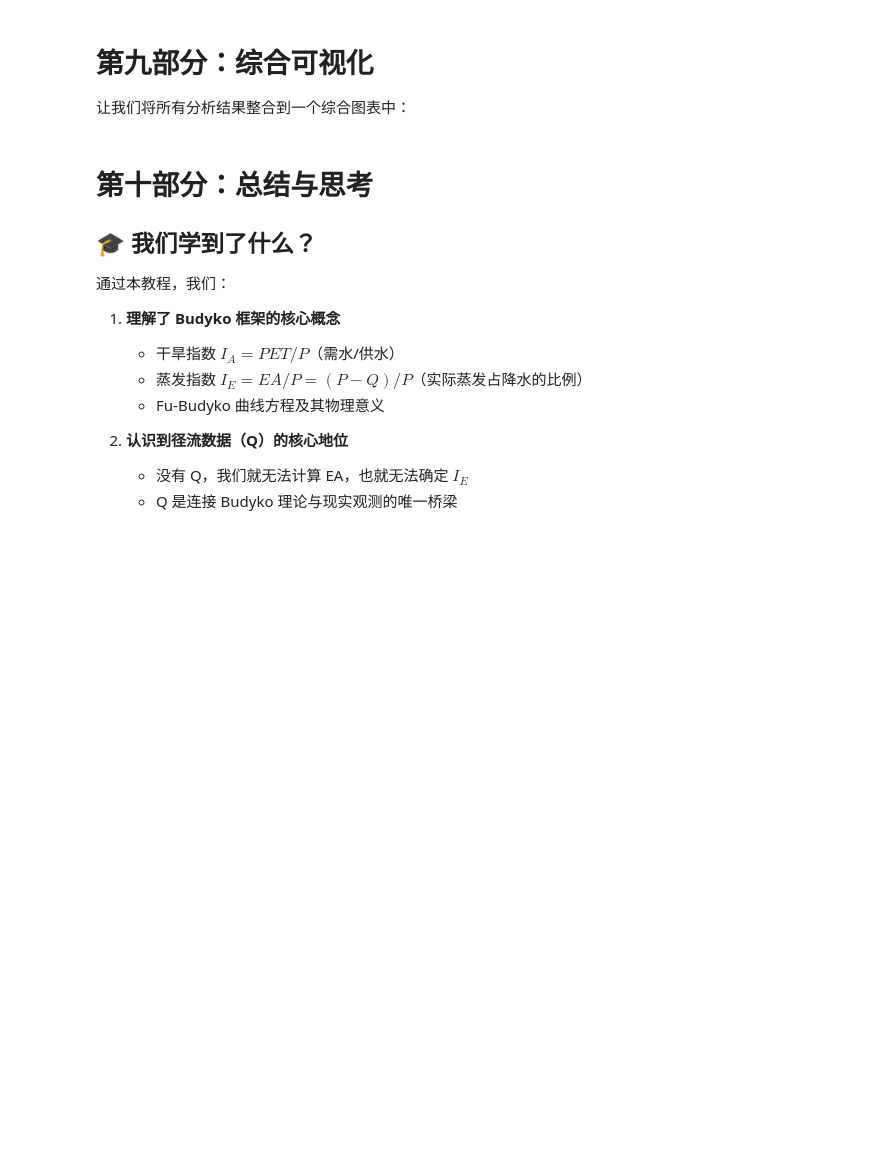
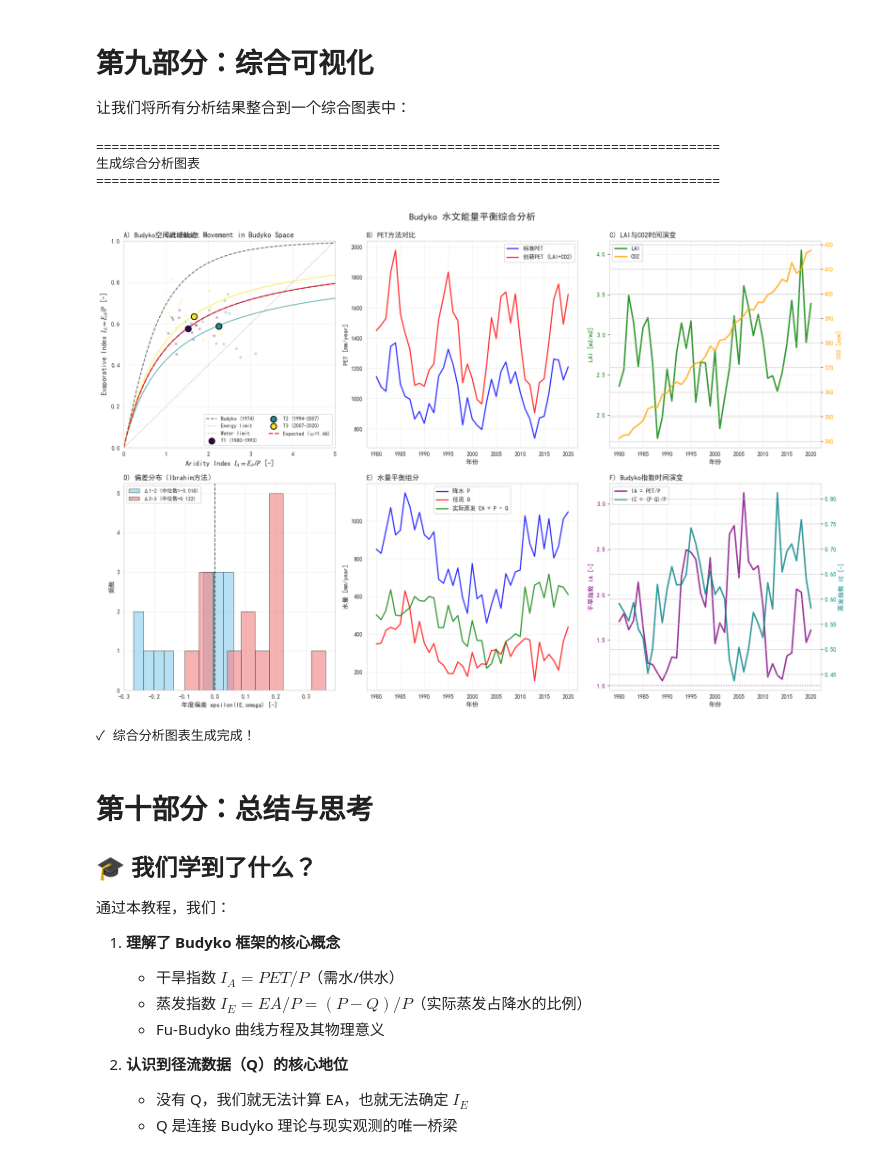
Before and after one commit to licm13/Budyko-Analysis, a Jupyter notebook: notebooks/01_Budyko分析教程_大一新生版.ipynb, the cells around one changed output. Cells and saved outputs as stored; diff of their text form; code cells hidden in the pictures; blank space fills up the shorter version.

```diff
--- a/notebooks/01_Budyko分析教程_大一新生版.ipynb
+++ b/notebooks/01_Budyko分析教程_大一新生版.ipynb
@@ -937,27 +1134,27 @@ ax1.set_title('A) Budyko空间流域轨迹', fontsize=12, fontweight='bold', loc
 # 面板 2：PET 对比
 ax2 = fig.add_subplot(2, 3, 2)
 ax2.plot(data['year'], data['PET_standard'], 'b-', label='标准PET', linewidth=2, alpha=0.8)
-ax2.plot(data['year'], data['PET_innovation'], 'r-', label='创新PET (LAI+CO₂)', linewidth=2, alpha=0.8)
+ax2.plot(data['year'], data['PET_innovation'], 'r-', label='创新PET (LAI+CO2)', linewidth=2, alpha=0.8)
 ax2.set_xlabel('年份', fontsize=11)
 ax2.set_ylabel('PET [mm/year]', fontsize=11)
 ax2.set_title('B) PET方法对比', fontsize=12, fontweight='bold', loc='left')
 ax2.legend(fontsize=10)
 ax2.grid(alpha=0.3)
 
-# 面板 3：LAI 与 CO₂ 趋势
+# 面板 3：LAI 与 CO2 趋势
 ax3 = fig.add_subplot(2, 3, 3)
 ax3_twin = ax3.twinx()
 
 line1 = ax3.plot(data['year'], data['LAI'], 'g-', linewidth=2.5, label='LAI', alpha=0.8)
 ax3.set_xlabel('年份', fontsize=11)
-ax3.set_ylabel('LAI [m²/m²]', fontsize=11, color='g')
+ax3.set_ylabel('LAI [m2/m2]', fontsize=11, color='g')
 ax3.tick_params(axis='y', labelcolor='g')
 
-line2 = ax3_twin.plot(data['year'], data['CO2'], 'orange', linewidth=2.5, label='CO₂', alpha=0.8)
-ax3_twin.set_ylabel('CO₂ [ppm]', fontsize=11, color='orange')
+line2 = ax3_twin.plot(data['year'], data['CO2'], 'orange', linewidth=2.5, label='CO2', alpha=0.8)
+ax3_twin.set_ylabel('CO2 [ppm]', fontsize=11, color='orange')
 ax3_twin.tick_params(axis='y', labelcolor='orange')
 
-ax3.set_title('C) LAI与CO₂时间演变', fontsize=12, fontweight='bold', loc='left')
+ax3.set_title('C) LAI与CO2时间演变', fontsize=12, fontweight='bold', loc='left')
 lines = line1 + line2
 labels = [l.get_label() for l in lines]
 ax3.legend(lines, labels, fontsize=10, loc='upper left')
@@ -972,7 +1169,7 @@ for i, (pair_name, dev_result) in enumerate(deviation_results.items()):
              label=f'{pair_name} (中位数={dist.median:.3f})',
              color=colors_dev[i], edgecolor='black', linewidth=0.8)
 ax4.axvline(0, color='k', linestyle='--', linewidth=1.5, alpha=0.6)
-ax4.set_xlabel('年度偏差 $\\varepsilon_{IE,\\omega}$ [-]', fontsize=11)
+ax4.set_xlabel('年度偏差 epsilon(IE,omega) [-]', fontsize=11)
 ax4.set_ylabel('频数', fontsize=11)
 ax4.set_title('D) 偏差分布（Ibrahim方法）', fontsize=12, fontweight='bold', loc='left')
 ax4.legend(fontsize=9)
@@ -983,37 +1180,43 @@ ax5 = fig.add_subplot(2, 3, 5)
 ax5.plot(data['year'], data['P'], 'b-', linewidth=2, label='降水 P', alpha=0.8)
 ax5.plot(data['year'], data['Q'], 'r-', linewidth=2, label='径流 Q', alpha=0.8)
 ax5.plot(data['year'], data['EA'], 'g-', linewidth=2, label='实际蒸发 EA = P - Q', alpha=0.8)
 ax5.set_xlabel('年份', fontsize=11)
 ax5.set_ylabel('水量 [mm/year]', fontsize=11)
 ax5.set_title('E) 水量平衡组分', fontsize=12, fontweight='bold', loc='left')
 ax5.legend(fontsize=10)
 ax5.grid(alpha=0.3)
 
 # 面板 6：IA 和 IE 时间序列
 ax6 = fig.add_subplot(2, 3, 6)
 ax6_twin = ax6.twinx()
 
-line1 = ax6.plot(data['year'], data['IA'], 'purple', linewidth=2.5, label='$I_A$ = PET/P', alpha=0.8)
+line1 = ax6.plot(data['year'], data['IA'], 'purple', linewidth=2.5, label='IA = PET/P', alpha=0.8)
 ax6.set_xlabel('年份', fontsize=11)
-ax6.set_ylabel('干旱指数 $I_A$ [-]', fontsize=11, color='purple')
+ax6.set_ylabel('干旱指数 IA [-]', fontsize=11, color='purple')
 ax6.tick_params(axis='y', labelcolor='purple')
 ax6.axhline(1, color='purple', linestyle=':', alpha=0.5, linewidth=1.5)
 
-line2 = ax6_twin.plot(data['year'], data['IE'], 'teal', linewidth=2.5, label='$I_E$ = (P-Q)/P', alpha=0.8)
-ax6_twin.set_ylabel('蒸发指数 $I_E$ [-]', fontsize=11, color='teal')
+line2 = ax6_twin.plot(data['year'], data['IE'], 'teal', linewidth=2.5, label='IE = (P-Q)/P', alpha=0.8)
+ax6_twin.set_ylabel('蒸发指数 IE [-]', fontsize=11, color='teal')
 ax6_twin.tick_params(axis='y', labelcolor='teal')
 
 ax6.set_title('F) Budyko指数时间演变', fontsize=12, fontweight='bold', loc='left')
 lines = line1 + line2
 labels = [l.get_label() for l in lines]
 ax6.legend(lines, labels, fontsize=10, loc='upper left')
 ax6.grid(alpha=0.3)
 
 plt.suptitle('Budyko 水文能量平衡综合分析', fontsize=16, fontweight='bold', y=0.995)
 plt.tight_layout()
 plt.show()
 
 print("✓ 综合分析图表生成完成！")
+# %% [output]
+================================================================================
+生成综合分析图表
+================================================================================
+[figure, added]
+✓ 综合分析图表生成完成！
 # %% [markdown]
 # 第十部分：总结与思考
 
```
Also changed, not shown: parts of 19 cells of this notebook, 9 other files.
